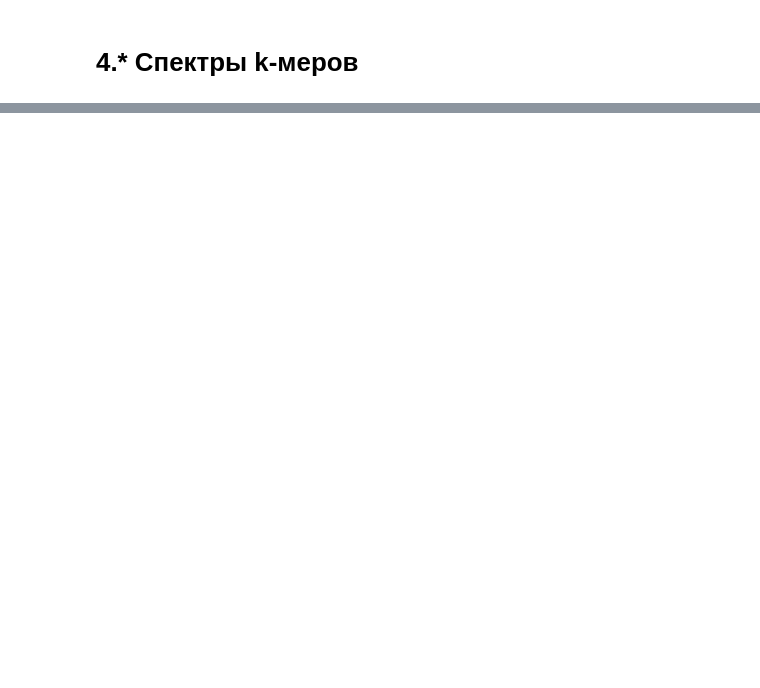
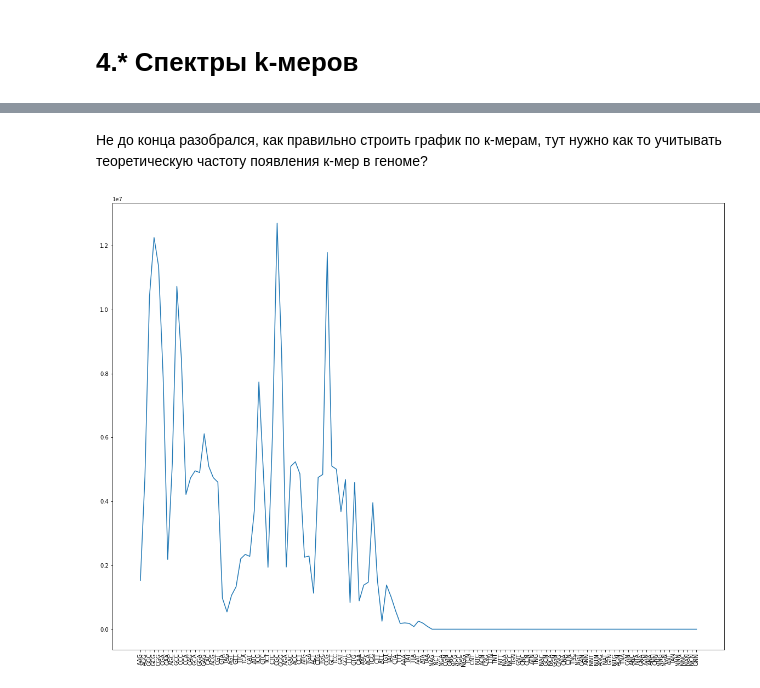
Before and after one commit to NikKonst/ib_ngs_hw1, a Jupyter notebook: HW1.ipynb, the cells around one changed output, grey strips where cells are left out. Cells and saved outputs as stored; diff of their text form; code cells hidden in the pictures; blank space fills up the shorter version.

```diff
--- a/HW1.ipynb
+++ b/HW1.ipynb
@@ -134,0 +153,9 @@ kmers
+# %% [markdown]
+Не до конца разобрался, как правильно строить график по к-мерам, тут нужно как то учитывать теоретическую частоту появления к-мер в геноме?
+# %%
+plt.figure(figsize=(20, 15))
+plt.xticks(rotation=90)
+plt.plot(list(kmers.keys()), list(kmers.values()))
+plt.show()
+# %% [output]
+[figure, added]
```
Also changed, not shown: parts of 1 cell of this notebook.
